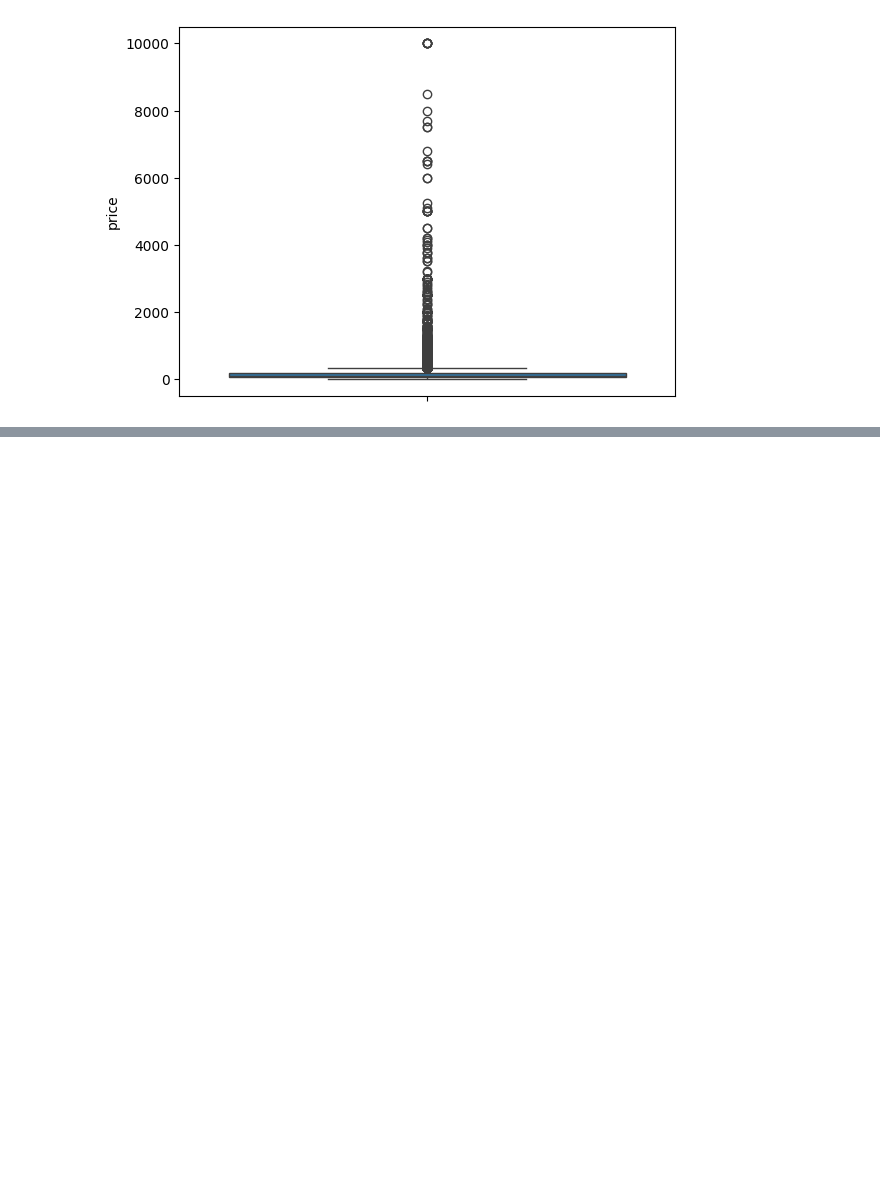
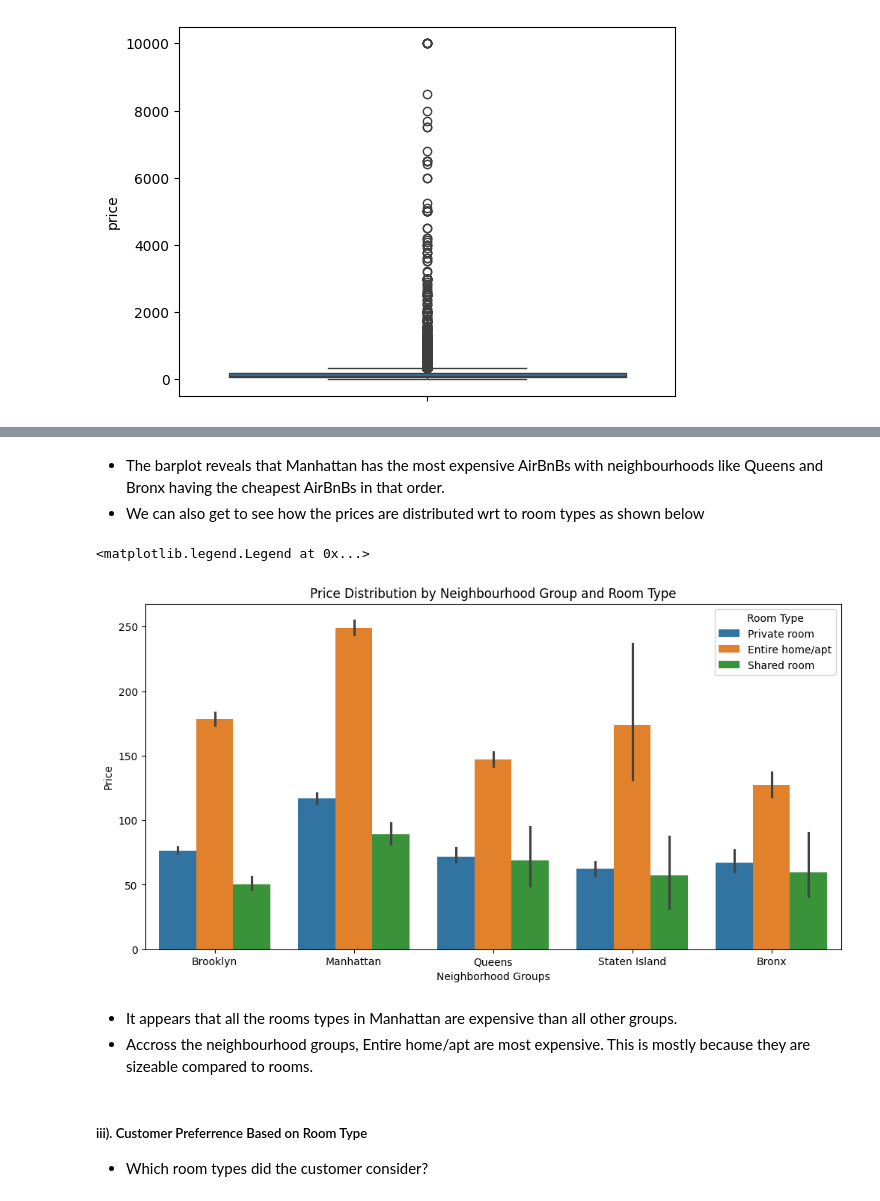
Before and after one commit to mut-rogers/nyc_aibnb_market, a Jupyter notebook: nyc_airbnb_analysis.ipynb, the cells around one changed output, grey strips where cells are left out. Saved outputs shown, nothing was run; the diff lists cells and outputs as text; code cells hidden in the pictures; blank space fills up the shorter version.

```diff
--- a/nyc_airbnb_analysis.ipynb
+++ b/nyc_airbnb_analysis.ipynb
@@ -107,0 +134,18 @@ sns.boxplot(y=dataset.price)
+# %% [markdown]
+- The barplot reveals that Manhattan has the most expensive AirBnBs with neighbourhoods like Queens and Bronx having the cheapest AirBnBs in that order.
+- We can also get to see how the prices are distributed wrt to room types as shown below
+# %%
+fig = plt.figure(figsize=(12,6)) # Setting the size of the plot
+
+sns.barplot(dataset, x="neighbourhood_group", y="price", hue="room_type")
+set_labels("Neighborhood Groups", "Price", "Price Distribution by Neighbourhood Group and Room Type")
+plt.legend(title="Room Type")
+# %% [output]
+<matplotlib.legend.Legend at 0x...>
+[figure, added]
+# %% [markdown]
+- It appears that all the rooms types in Manhattan are expensive than all other groups.
+- Accross the neighbourhood groups, Entire home/apt are most expensive. This is mostly because they are sizeable compared to rooms.
+# %% [markdown]
+##### iii). Customer Preferrence Based on Room Type
+- Which room types did the customer consider?
```
Also changed, not shown: parts of 7 cells of this notebook.
